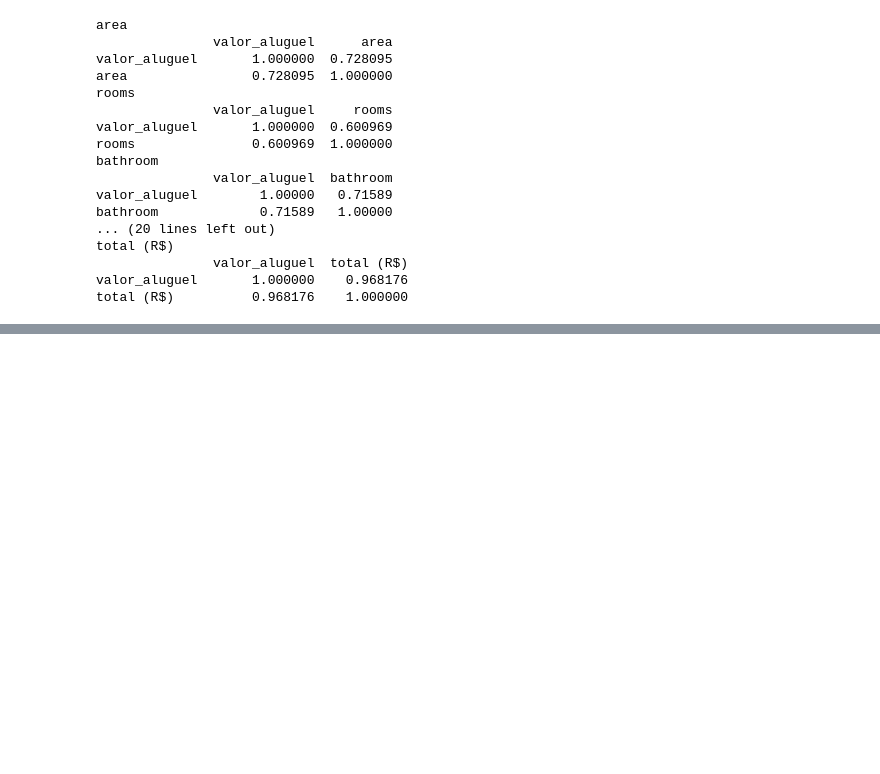
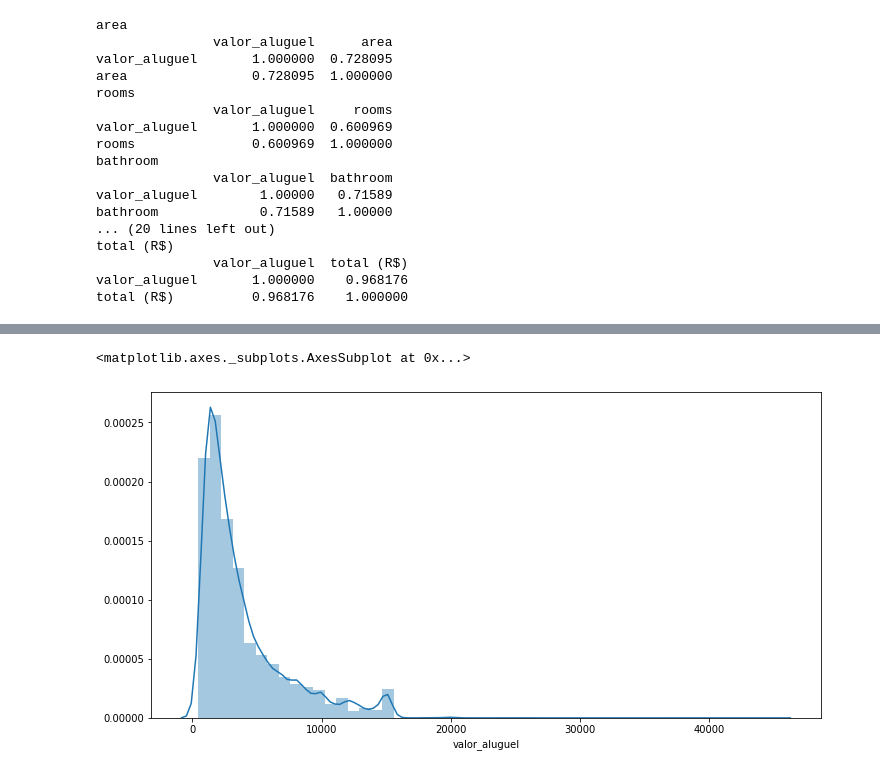
Before and after one commit to EloisaPaz/aceleradev-data-science, a Jupyter notebook: terceiro-modulo/Semana_03.ipynb, the cells around one changed output, grey strips where cells are left out. Drawn from its saved outputs; the diff is of its cells as text; code cells hidden in the pictures; blank space fills up the shorter version.

```diff
--- a/terceiro-modulo/Semana_03.ipynb
+++ b/terceiro-modulo/Semana_03.ipynb
@@ -193,0 +221,6 @@ total (R$)          0.968176    1.000000
+# %%
+plt.figure(figsize = (12,6))
+sns.distplot(df['valor_aluguel'])
+# %% [output]
+<matplotlib.axes._subplots.AxesSubplot at 0x...>
+[figure, added]
```
Also changed, not shown: parts of 9 cells of this notebook.
